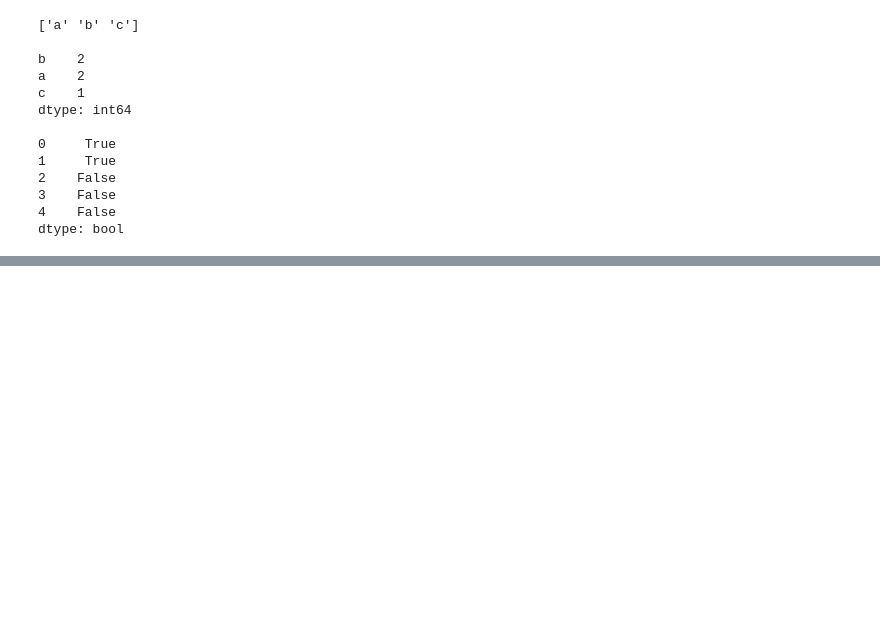
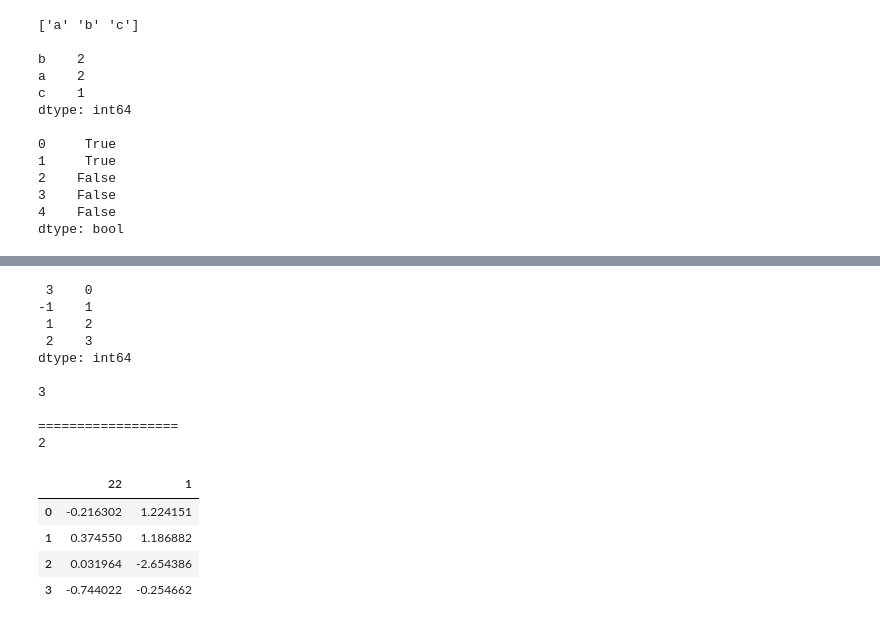
Before and after one commit to TMAC135/Summaries-By-Myself, a Jupyter notebook: python/ipython_notebook/pandas_test1.ipynb, the cells around one changed output, grey strips where cells are left out. Cells and saved outputs as stored; diff of their text form; code cells hidden in the pictures; blank space fills up the shorter version.

```diff
--- a/python/ipython_notebook/pandas_test1.ipynb
+++ b/python/ipython_notebook/pandas_test1.ipynb
@@ -542,0 +654,28 @@ dtype: bool
+# %%
+'''
+对于整数索引，有关于标签和位置索引 歧义的选择，同一这种情况是基于标签的
+'''
+x = pd.Series(np.arange(4),index=[3,-1,1,2])
+print x,'\n'
+print x[2],'\n'  #输出是3，不是2，则基于标签的
+print '=================='
+#如果要基于位置（0，1，2，3...）则可以使用series的iloc，在dataframe中使用irow和icol或者iloc[]来定位元素
+print x.iloc[2],'\n'
+data = pd.DataFrame(np.random.randn(4,4),columns=[22,1,23,4])
+data.iloc[:,:2]
+# %% [output]
+ 3    0
+-1    1
+ 1    2
+ 2    3
+dtype: int64
+
+3
+
+==================
+2
+|  | 22 | 1 |
+| 0 | -0.216302 | 1.224151 |
+| 1 | 0.374550 | 1.186882 |
+| 2 | 0.031964 | -2.654386 |
+| 3 | -0.744022 | -0.254662 |
```
Also changed, not shown: parts of 3 cells of this notebook.
